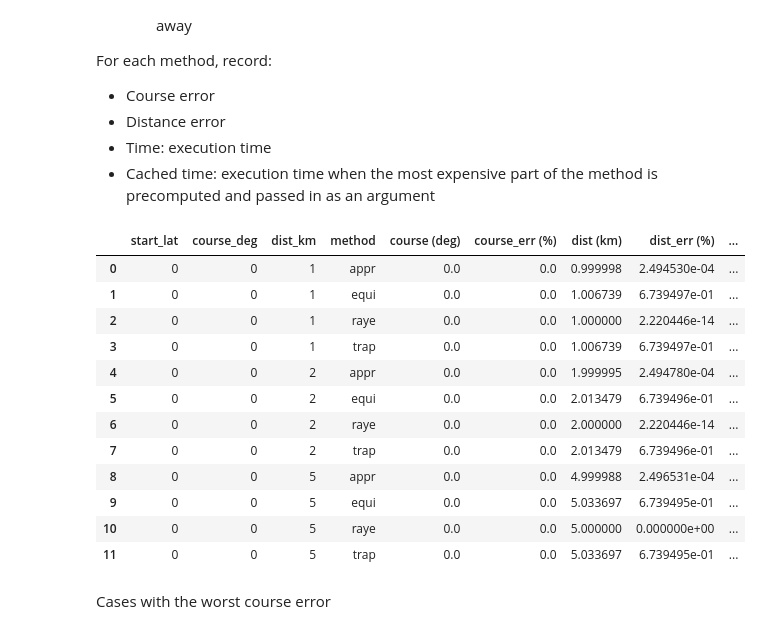
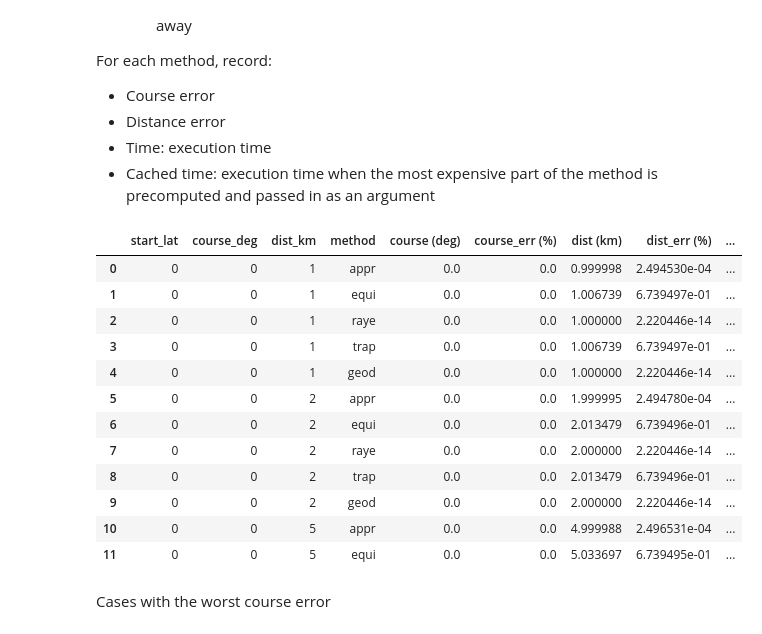
Before and after one commit to UBCSailbot/notebooks, a Jupyter notebook: local_pathfinding/coord_systems.ipynb, the cells around one changed output. Saved outputs shown, nothing was run; the diff lists cells and outputs as text; code cells hidden in the pictures.

Commit message:
added Geod latlon-xy method

```diff
--- a/local_pathfinding/coord_systems.ipynb
+++ b/local_pathfinding/coord_systems.ipynb
@@ -131,6 +131,8 @@ def latlon2xy(
         xy = equi(reference, latlon, aspect_ratio)
     elif proj == "raye":
         xy = latlon_to_xy(latlon=latlon, reference=reference, geodesic=geodesic)
+    elif proj == "geod":
+        xy = geod(reference, latlon)
     elif proj == "trap":
         xy = trap(reference, latlon)
     else:
@@ -193,31 +195,39 @@ def pyproj(proj: str, reference: LatLon, latlon: LatLon, p: Proj) -> Tuple[float
     return np.subtract(dest_xy, start_xy)
 
 
-def trap(latlon: LatLon, reference: LatLon) -> Tuple[float, float]:
-    northLat = max(latlon.latitude, reference.latitude)
-    southLat = min(latlon.latitude, reference.latitude)
-
+def trap(reference: LatLon, latlon: LatLon) -> Tuple[float, float]:
     km_per_degree = 2 * math.pi * EARTH_RADIUS_KM / 360.0
 
-    w_side_len = km_per_degree * (northLat - southLat)
+    w_side_len = km_per_degree * (latlon.latitude - reference.latitude)
     n_side_len = (
         km_per_degree
-        * math.cos(math.radians(northLat))
-        * math.fabs(latlon.longitude - reference.longitude)
+        * math.cos(math.radians(max(latlon.latitude, reference.latitude)))
+        * (latlon.longitude - reference.longitude)
     )
     s_side_len = (
         km_per_degree
-        * math.cos(math.radians(southLat))
-        * math.fabs(latlon.longitude - reference.longitude)
+        * math.cos(math.radians(min(latlon.latitude, reference.latitude)))
+        * (latlon.longitude - reference.longitude)
     )
+
+    w_side_plus_minus = 1 if (w_side_len > 0) else (-1)
 
     distance = math.sqrt((n_side_len**2 + s_side_len**2) / 2 + w_side_len**2)
     theta = math.atan2(
-        math.sqrt(w_side_len**2 + ((s_side_len - n_side_len) / 2) ** 2),
+        w_side_plus_minus * math.sqrt(w_side_len**2 + ((s_side_len - n_side_len) / 2) ** 2),
         (n_side_len + s_side_len) / 2,
     )
 
     return (distance * math.cos(theta)), (distance * math.sin(theta))
+
+def geod(reference: LatLon, latlon: LatLon) -> Tuple[float, float]:
+    M_to_KM = 0.001
+
+    azi12, _ , distance = GEODESIC.inv(reference.longitude, reference.latitude,
+                                          latlon.longitude, latlon.latitude)
+    distance = distance * M_to_KM
+
+    return distance * math.sin(math.radians(azi12)), distance * math.cos(math.radians(azi12))
 # %% [markdown]
 Error functions:
 - `error` is the typical percentage error equation, but in cases where it would divide by zero
@@ -257,14 +267,14 @@ course_wins = np.zeros(4)
 start_lon = -123
 for start_lat in [0, 15, 30, 45, 60]:
     start = LatLon(latitude=start_lat, longitude=start_lon)
-    for course_deg in [0, 45, 90]:
+    for course_deg in [0, 45, 90, 210]:
         for dist_km in [1, 2, 5, 10, 20]:
             dest_lon, dest_lat, _ = GEODESIC.fwd(
                 lons=start_lon, lats=start_lat, az=course_deg, dist=dist_km * 1000
             )
             dest = LatLon(latitude=dest_lat, longitude=dest_lon)
 
-            for method in ["appr", "equi", "raye", "trap"]:
+            for method in ["appr", "equi", "raye", "trap", "geod"]:
                 x, y = latlon2xy(proj=method, reference=start, latlon=dest)
                 course_proj = cartesian_to_true_bearing(np.rad2deg(np.arctan2(y, x)))
                 course_err = degree_error(expected=course_deg, observed=course_proj)
@@ -291,6 +301,13 @@ for start_lat in [0, 15, 30, 45, 60]:
                     )
                 elif method == "trap":
                     time_proj_cached = time_proj  # not cached
+                elif method == "geod":
+                    time_proj_cached = timeit.timeit(
+                        lambda: latlon2xy(
+                            proj=method, reference=start, latlon=dest
+                        ),
+                        number=100,
+                    )
                 else:
                     p = Proj(
                         proj=method,
@@ -300,41 +317,41 @@ for start_lat in [0, 15, 30, 45, 60]:
                         units="km",
                     )
                     time_proj_cached = timeit.timeit(
                         lambda: latlon2xy(proj=method, reference=start, latlon=dest, p=p),
                         number=100,
                     )
 
                 df.append(
                     {
                         "start_lat": start_lat,
                         "course_deg": course_deg,
                         "dist_km": dist_km,
                         "method": method,
                         "course (deg)": course_proj,
                         "course_err (%)": course_err,
                         "dist (km)": dist_proj,
                         "dist_err (%)": dist_err,
                         "time (s)": time_proj,
                         "cached time (s)": time_proj_cached,
                     },
                 ),
 
 df = pd.DataFrame(df)
 df.head(12)
 # %% [output]
 |  | start_lat | course_deg | dist_km | method | course (deg) | course_err (%) | dist (km) | dist_err (%) | ... |
 | 0 | 0 | 0 | 1 | appr | 0.0 | 0.0 | 0.999998 | 2.494530e-04 | ... |
 | 1 | 0 | 0 | 1 | equi | 0.0 | 0.0 | 1.006739 | 6.739497e-01 | ... |
 | 2 | 0 | 0 | 1 | raye | 0.0 | 0.0 | 1.000000 | 2.220446e-14 | ... |
 | 3 | 0 | 0 | 1 | trap | 0.0 | 0.0 | 1.006739 | 6.739497e-01 | ... |
-| 4 | 0 | 0 | 2 | appr | 0.0 | 0.0 | 1.999995 | 2.494780e-04 | ... |
-| 5 | 0 | 0 | 2 | equi | 0.0 | 0.0 | 2.013479 | 6.739496e-01 | ... |
-| 6 | 0 | 0 | 2 | raye | 0.0 | 0.0 | 2.000000 | 2.220446e-14 | ... |
-| 7 | 0 | 0 | 2 | trap | 0.0 | 0.0 | 2.013479 | 6.739496e-01 | ... |
-| 8 | 0 | 0 | 5 | appr | 0.0 | 0.0 | 4.999988 | 2.496531e-04 | ... |
-| 9 | 0 | 0 | 5 | equi | 0.0 | 0.0 | 5.033697 | 6.739495e-01 | ... |
-| 10 | 0 | 0 | 5 | raye | 0.0 | 0.0 | 5.000000 | 0.000000e+00 | ... |
-| 11 | 0 | 0 | 5 | trap | 0.0 | 0.0 | 5.033697 | 6.739495e-01 | ... |
+| 4 | 0 | 0 | 1 | geod | 0.0 | 0.0 | 1.000000 | 2.220446e-14 | ... |
+| 5 | 0 | 0 | 2 | appr | 0.0 | 0.0 | 1.999995 | 2.494780e-04 | ... |
+| 6 | 0 | 0 | 2 | equi | 0.0 | 0.0 | 2.013479 | 6.739496e-01 | ... |
+| 7 | 0 | 0 | 2 | raye | 0.0 | 0.0 | 2.000000 | 2.220446e-14 | ... |
+| 8 | 0 | 0 | 2 | trap | 0.0 | 0.0 | 2.013479 | 6.739496e-01 | ... |
+| 9 | 0 | 0 | 2 | geod | 0.0 | 0.0 | 2.000000 | 2.220446e-14 | ... |
+| 10 | 0 | 0 | 5 | appr | 0.0 | 0.0 | 4.999988 | 2.496531e-04 | ... |
+| 11 | 0 | 0 | 5 | equi | 0.0 | 0.0 | 5.033697 | 6.739495e-01 | ... |
 # %% [markdown]
 Cases with the worst course error
 # %%
```
Also changed, not shown: parts of 6 cells of this notebook.
